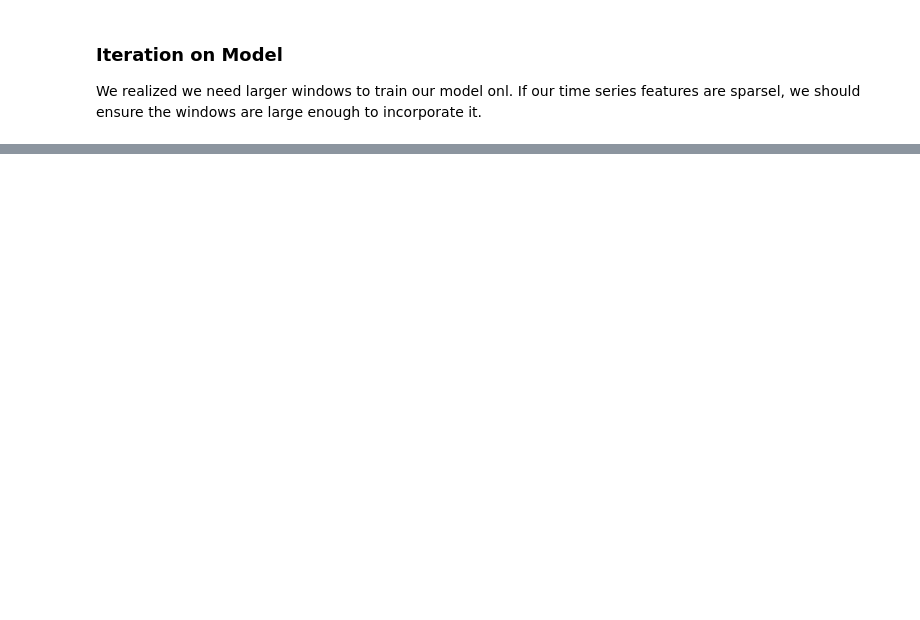
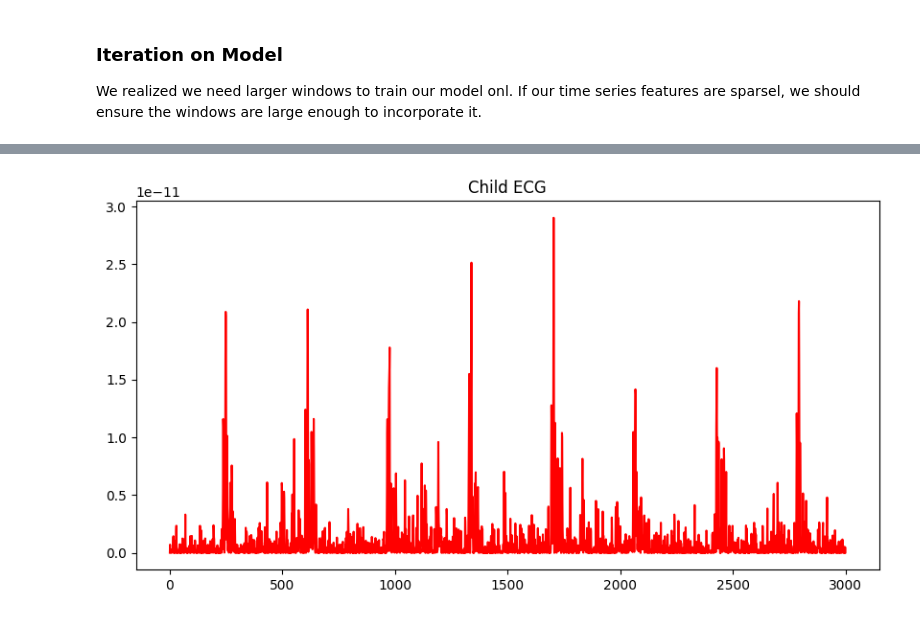
Before and after one commit to arasaniu/aml, a Jupyter notebook: src/main.ipynb, the cells around one changed output, grey strips where cells are left out. Saved outputs shown, nothing was run; the diff lists cells and outputs as text; code cells hidden in the pictures; blank space fills up the shorter version.

```diff
--- a/src/main.ipynb
+++ b/src/main.ipynb
@@ -180,0 +181,14 @@ Mean Squared Error on Test Set: 0.0420
+# %%
+from utils.filters import lowpass_filter
+
+result = (abdomen3[:6000] - linear_prediction[:6000])[2000:5000]
+result = result**2
+
+smoothed_result = lowpass_filter(result, 1 ,1000)
+
+plt.figure(figsize=(10,5))
+plt.plot(smoothed_result, label='fECG', color='red')
+plt.title("Child ECG")
+plt.show()
+# %% [output]
+[figure, added]
```
Also changed, not shown: parts of 3 cells of this notebook.
